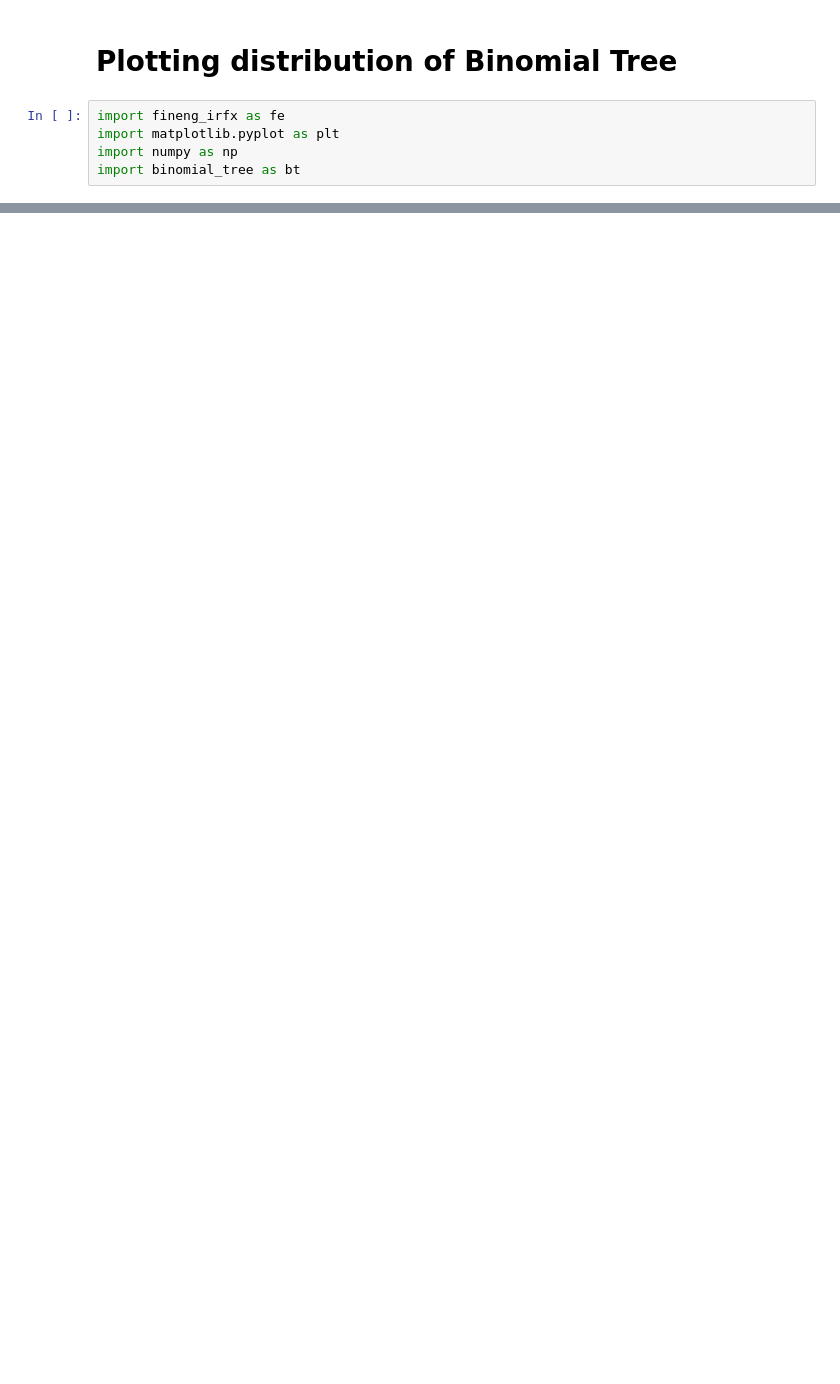
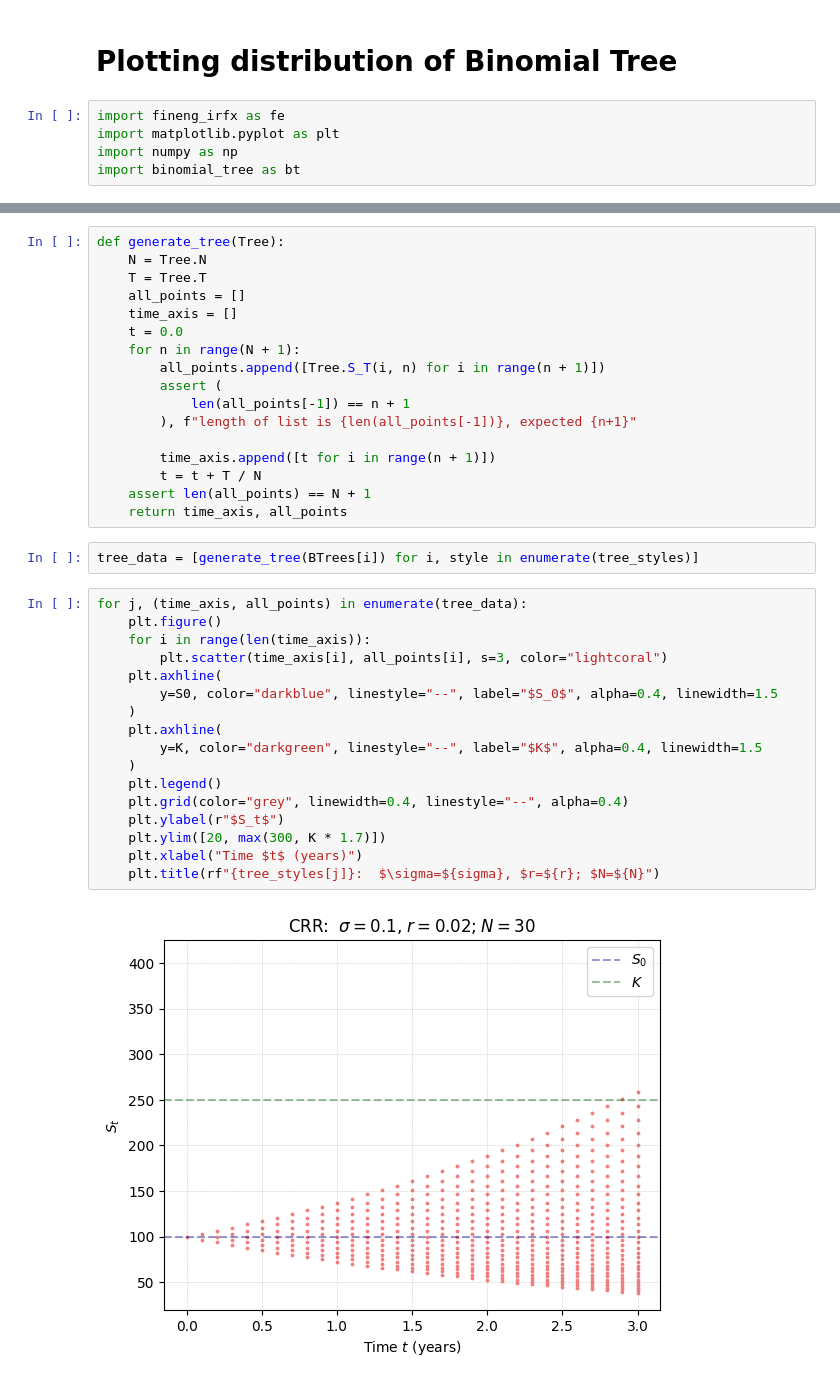
Before and after one commit to ccjeremylo/FinEng-in-IRFX, a Jupyter notebook: src/python/Lecture1/binomial_tree_distribution.ipynb, the cells around one changed output, grey strips where cells are left out. Saved outputs shown, nothing was run; the diff lists cells and outputs as text; blank space fills up the shorter version.

```diff
--- a/src/python/Lecture1/binomial_tree_distribution.ipynb
+++ b/src/python/Lecture1/binomial_tree_distribution.ipynb
@@ -46,0 +62,38 @@ plt.show()
+# %%
+def generate_tree(Tree):
+    N = Tree.N
+    T = Tree.T
+    all_points = []
+    time_axis = []
+    t = 0.0
+    for n in range(N + 1):
+        all_points.append([Tree.S_T(i, n) for i in range(n + 1)])
+        assert (
+            len(all_points[-1]) == n + 1
+        ), f"length of list is {len(all_points[-1])}, expected {n+1}"
+
+        time_axis.append([t for i in range(n + 1)])
+        t = t + T / N
+    assert len(all_points) == N + 1
+    return time_axis, all_points
+# %%
+tree_data = [generate_tree(BTrees[i]) for i, style in enumerate(tree_styles)]
+# %%
+for j, (time_axis, all_points) in enumerate(tree_data):
+    plt.figure()
+    for i in range(len(time_axis)):
+        plt.scatter(time_axis[i], all_points[i], s=3, color="lightcoral")
+    plt.axhline(
+        y=S0, color="darkblue", linestyle="--", label="$S_0$", alpha=0.4, linewidth=1.5
+    )
+    plt.axhline(
+        y=K, color="darkgreen", linestyle="--", label="$K$", alpha=0.4, linewidth=1.5
+    )
+    plt.legend()
+    plt.grid(color="grey", linewidth=0.4, linestyle="--", alpha=0.4)
+    plt.ylabel(r"$S_t$")
+    plt.ylim([20, max(300, K * 1.7)])
+    plt.xlabel("Time $t$ (years)")
+    plt.title(rf"{tree_styles[j]}:  $\sigma=${sigma}, $r=${r}; $N=${N}")
+# %% [output]
+[figure, added]
```
Also changed, not shown: parts of 13 cells of this notebook, 1 other file.
